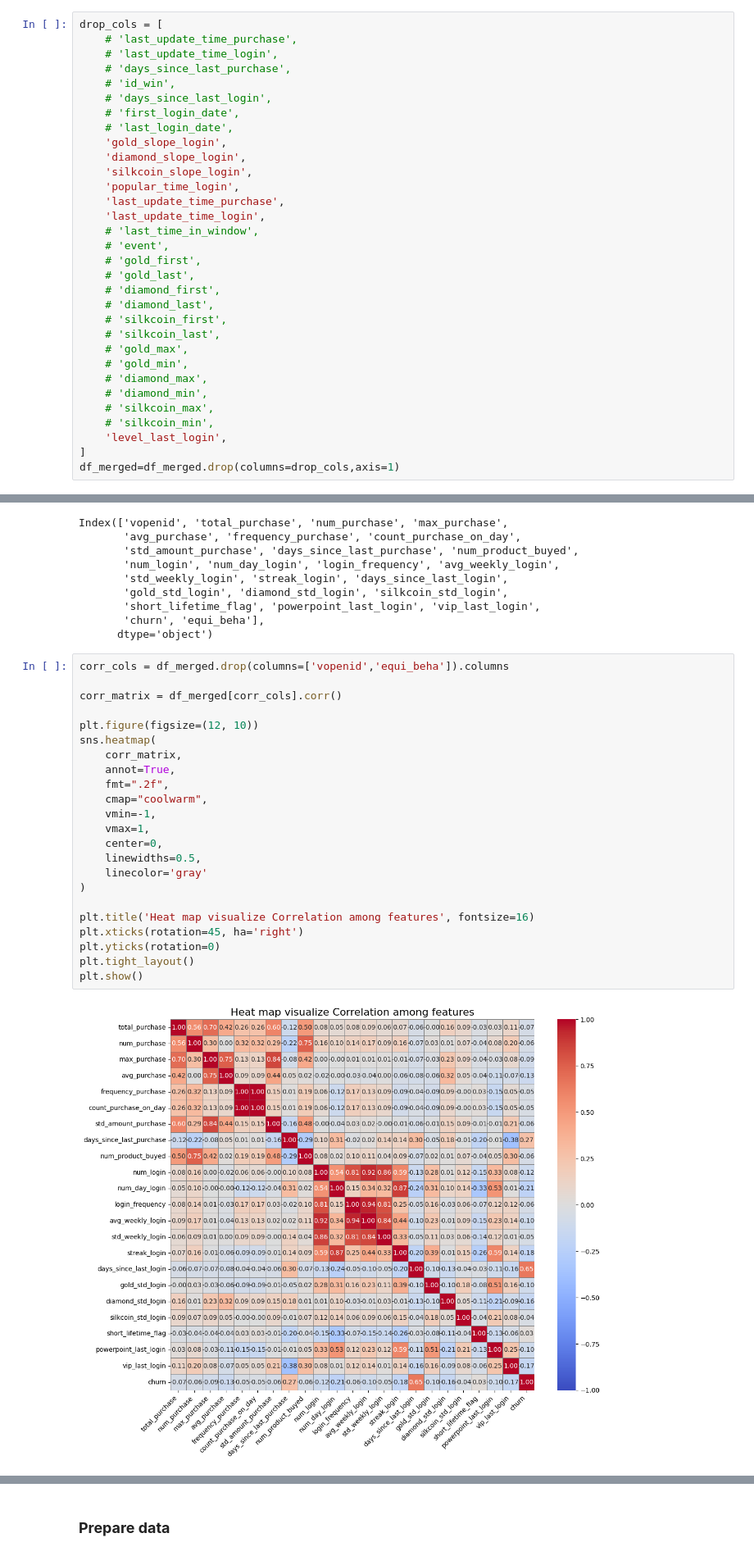
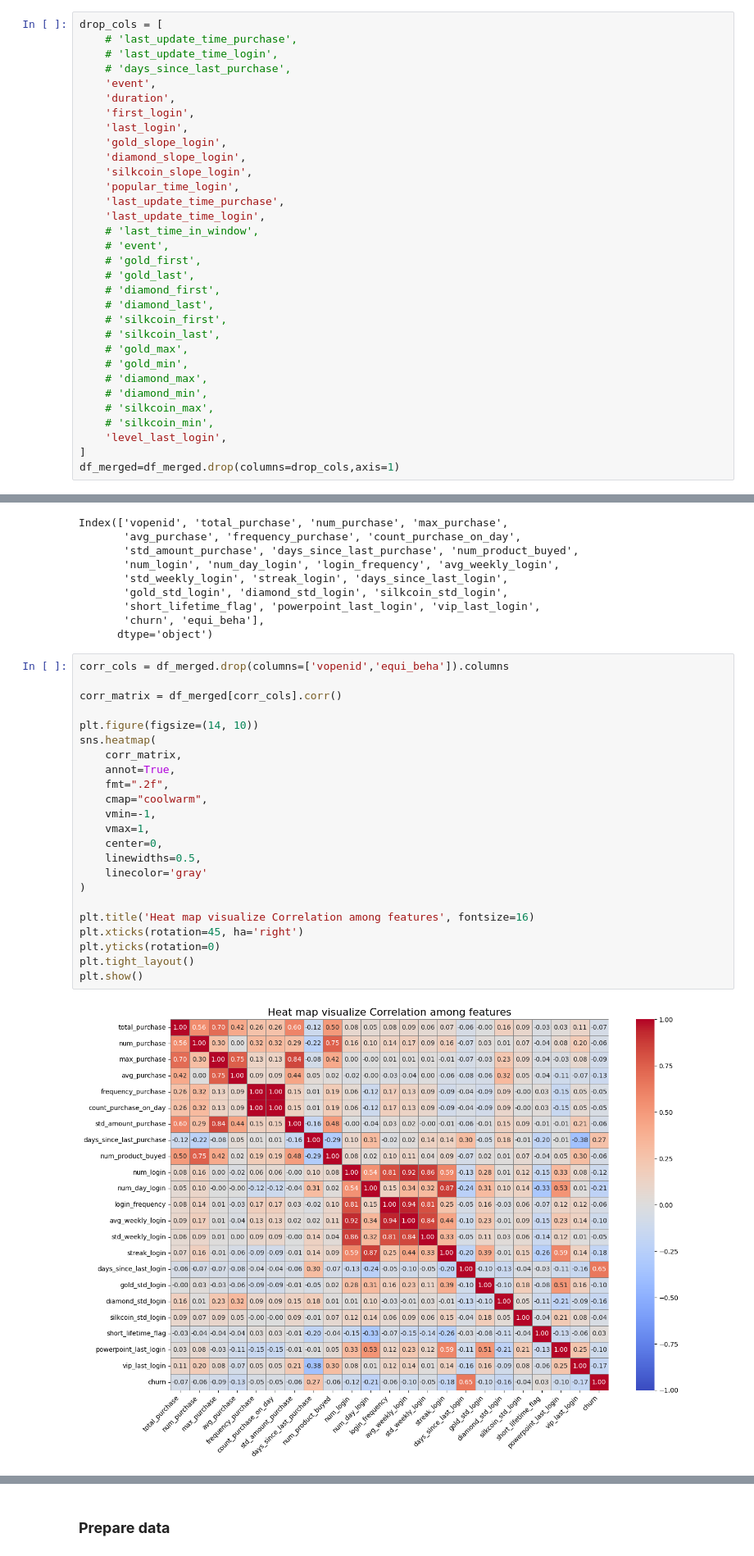
Before and after one commit to itcgosucorp/m952_ITS, a Jupyter notebook: ML_prediction/EDA_and_churn_purchase_user.ipynb, the cells around one changed output, grey strips where cells are left out. Shown at 82% size. Saved outputs shown, nothing was run; the diff lists cells and outputs as text.

```diff
--- a/ML_prediction/EDA_and_churn_purchase_user.ipynb
+++ b/ML_prediction/EDA_and_churn_purchase_user.ipynb
@@ -270,10 +271,10 @@ drop_cols = [
     # 'last_update_time_purchase',
     # 'last_update_time_login',
     # 'days_since_last_purchase',
-    # 'id_win',
-    # 'days_since_last_login',
-    # 'first_login_date',
-    # 'last_login_date',
+    'event',
+    'duration',
+    'first_login',
+    'last_login',
     'gold_slope_login',
     'diamond_slope_login',
     'silkcoin_slope_login',
@@ -312,28 +313,28 @@ Index(['vopenid', 'total_purchase', 'num_purchase', 'max_purchase',
 # %%
 corr_cols = df_merged.drop(columns=['vopenid','equi_beha']).columns
 
 corr_matrix = df_merged[corr_cols].corr()
 
-plt.figure(figsize=(12, 10))
+plt.figure(figsize=(14, 10))
 sns.heatmap(
     corr_matrix,
     annot=True,
     fmt=".2f",
     cmap="coolwarm",
     vmin=-1,
     vmax=1,
     center=0,
     linewidths=0.5,
     linecolor='gray'
 )
 
 plt.title('Heat map visualize Correlation among features', fontsize=16)
 plt.xticks(rotation=45, ha='right')
 plt.yticks(rotation=0)
 plt.tight_layout()
 plt.show()
 # %% [output]
-[figure, old version]
+[figure, new version]
 # %%
 mi_cols = df_merged.columns.difference(['vopenid', 'equi_beha'])
 
```
Also changed, not shown: parts of 16 cells of this notebook, 1 other file.
